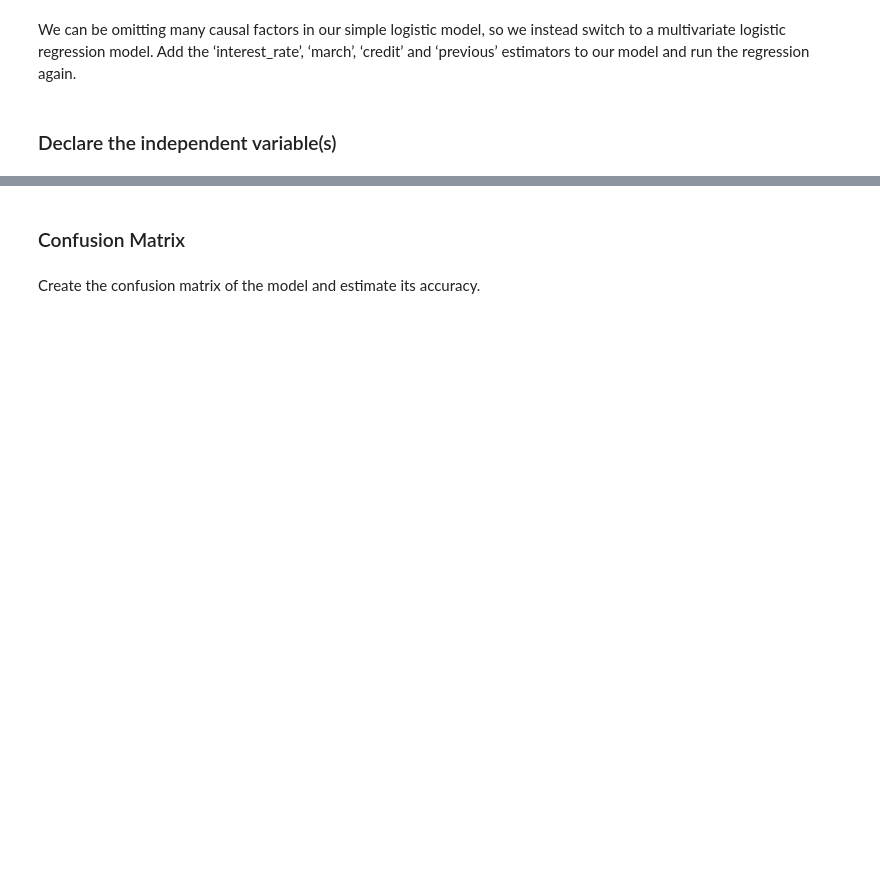
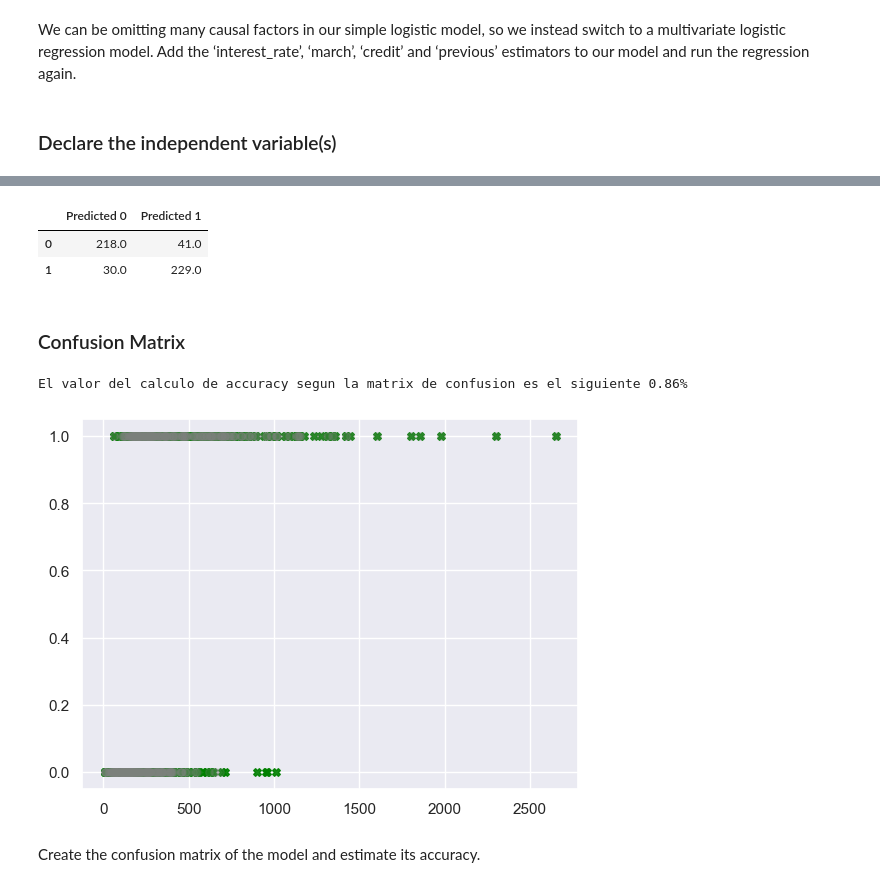
Before and after one commit to choppeb7/ML-regressions, a Jupyter notebook: Logistic-regressions/Calculating the Accuracy of the Model - 5th Exercise.ipynb, the cells around one changed output, grey strips where cells are left out. Saved outputs shown, nothing was run; the diff lists cells and outputs as text; code cells hidden in the pictures; blank space fills up the shorter version.

```diff
--- a/Logistic-regressions/Calculating the Accuracy of the Model - 5th Exercise.ipynb
+++ b/Logistic-regressions/Calculating the Accuracy of the Model - 5th Exercise.ipynb
@@ -89,0 +197,5 @@ We can be omitting many causal factors in our simple logistic model, so we inste
+# %%
+x=df[["interest_rate", "march", "credit", "previous", "duration"]]
+y=df["exito"].map({"no":0, "yes":1})
+type(x)
+type(y)
@@ -89,0 +204,3 @@ We can be omitting many causal factors in our simple logistic model, so we inste
+# %%
+x_const=sm.add_constant(x)
+type(x_const)
@@ -89,0 +209,4 @@ We can be omitting many causal factors in our simple logistic model, so we inste
+# %%
+modelo=sm.Logit(y, x_const)
+res_modelo=modelo.fit()
+res_modelo.summary()
@@ -89,0 +232,4 @@ We can be omitting many causal factors in our simple logistic model, so we inste
+# %%
+#Transformo el array que me devuelve el predict mejor dicho lo redondeo
+resultado_binario=np.round(res_modelo.predict()).astype(int)
+resultado_binario
@@ -90,5 +274,29 @@ We can be omitting many causal factors in our simple logistic model, so we inste
+# %%
+#Matrix de confusion segun el modelo con las multiples variables independientes
+array_confusion=res_modelo.pred_table()
+df_confusion=pd.DataFrame(array_confusion)
+df_confusion.columns=["Predicted 0", "Predicted 1"]
+df_confusion=df_confusion.rename(index={"0":"actual 0", "1":"actual 1"})
+df_confusion.head()
+# %% [output]
+|  | Predicted 0 | Predicted 1 |
+| 0 | 218.0 | 41.0 |
+| 1 | 30.0 | 229.0 |
 # %% [markdown]
 ### Confusion Matrix
+# %%
+#Resultados matrix de confusion
+acc_res_multiples_var= calculo_acc(df_confusion)
+print(f"El valor del calculo de accuracy segun la matrix de confusion es el siguiente {round(acc_res_multiples_var,2)}%")
+# %% [output]
+El valor del calculo de accuracy segun la matrix de confusion es el siguiente 0.86%
+# %%
+#Graficamos nuevamenta los resultados para comprobar que en efecto la curva de prediccion se acerque mas a los resultados
+plt.scatter(x, y, s=30, c="green", marker="X", alpha=0.9)
+plt.scatter(x, pd.DataFrame(resultado_binario), s=30, c="grey", marker="o", alpha=0.2)
+plt.show()
+# %% [output]
+[figure, added]
 # %% [markdown]
 Create the confusion matrix of the model and estimate its accuracy.
 # %% [markdown]
```
Also changed, not shown: parts of 16 cells of this notebook, 3 other files.
